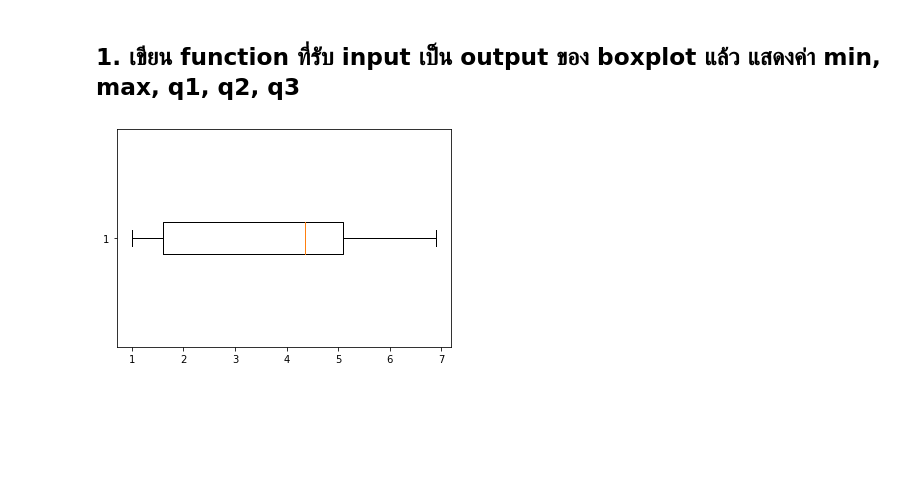
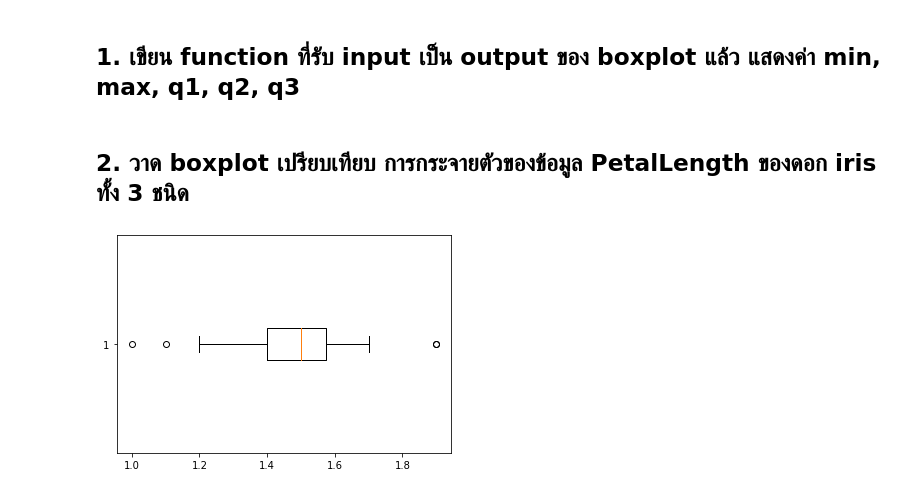
Before and after one commit to siriwat-heart/data_viz_2022, a Jupyter notebook: DataViz02_Data_Distribution.ipynb, the cells around one changed output. Drawn from its saved outputs; the diff is of its cells as text; code cells hidden in the pictures; blank space fills up the shorter version.

```diff
--- a/DataViz02_Data_Distribution.ipynb
+++ b/DataViz02_Data_Distribution.ipynb
@@ -313,4 +313,6 @@ def box_vals(box_out, vert=False) :
+# %% [markdown]
+## 2. วาด boxplot เปรียบเทียบ การกระจายตัวของข้อมูล PetalLength ของดอก iris ทั้ง 3 ชนิด
 # %%
-ypd_bp = plt.boxplot(df['PetalLength'],vert=False)
+setosa_bp = plt.boxplot(df2['PetalLength'][:50],vert=False)
 # %% [output]
-[figure, old version]
+[figure, new version]
```
Also changed, not shown: parts of 3 cells of this notebook.
